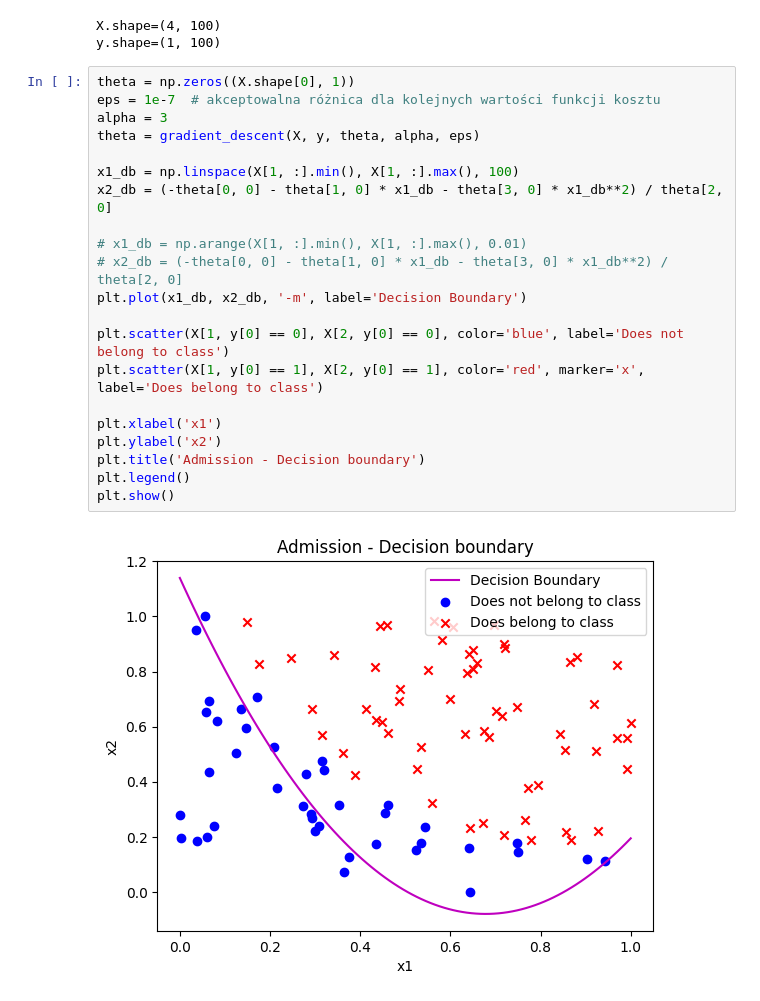
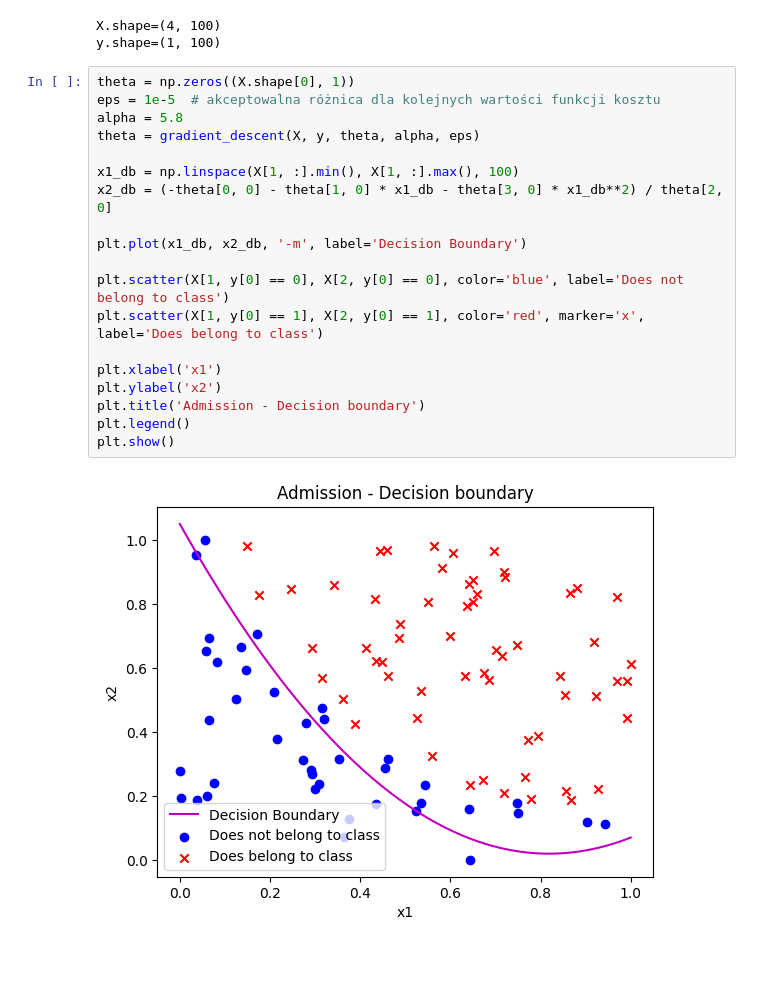
Before and after one commit to dawidswigut/Machine_Learning, a Jupyter notebook: Lab_3/Logistic_regression.ipynb, the cells around one changed output. Cells and saved outputs as stored; diff of their text form; blank space fills up the shorter version.

```diff
--- a/Lab_3/Logistic_regression.ipynb
+++ b/Lab_3/Logistic_regression.ipynb
@@ -216,24 +183,22 @@ X.shape=(4, 100)
 y.shape=(1, 100)
 # %%
 theta = np.zeros((X.shape[0], 1))
-eps = 1e-7  # akceptowalna różnica dla kolejnych wartości funkcji kosztu
-alpha = 3
+eps = 1e-5  # akceptowalna różnica dla kolejnych wartości funkcji kosztu
+alpha = 5.8
 theta = gradient_descent(X, y, theta, alpha, eps)
 
 x1_db = np.linspace(X[1, :].min(), X[1, :].max(), 100)
 x2_db = (-theta[0, 0] - theta[1, 0] * x1_db - theta[3, 0] * x1_db**2) / theta[2, 0]
 
-# x1_db = np.arange(X[1, :].min(), X[1, :].max(), 0.01)
-# x2_db = (-theta[0, 0] - theta[1, 0] * x1_db - theta[3, 0] * x1_db**2) / theta[2, 0]
 plt.plot(x1_db, x2_db, '-m', label='Decision Boundary')
 
 plt.scatter(X[1, y[0] == 0], X[2, y[0] == 0], color='blue', label='Does not belong to class')
 plt.scatter(X[1, y[0] == 1], X[2, y[0] == 1], color='red', marker='x', label='Does belong to class')
 
 plt.xlabel('x1')
 plt.ylabel('x2')
 plt.title('Admission - Decision boundary')
 plt.legend()
 plt.show()
 # %% [output]
-[figure, old version]
+[figure, new version]
```
Also changed, not shown: parts of 14 cells of this notebook.
